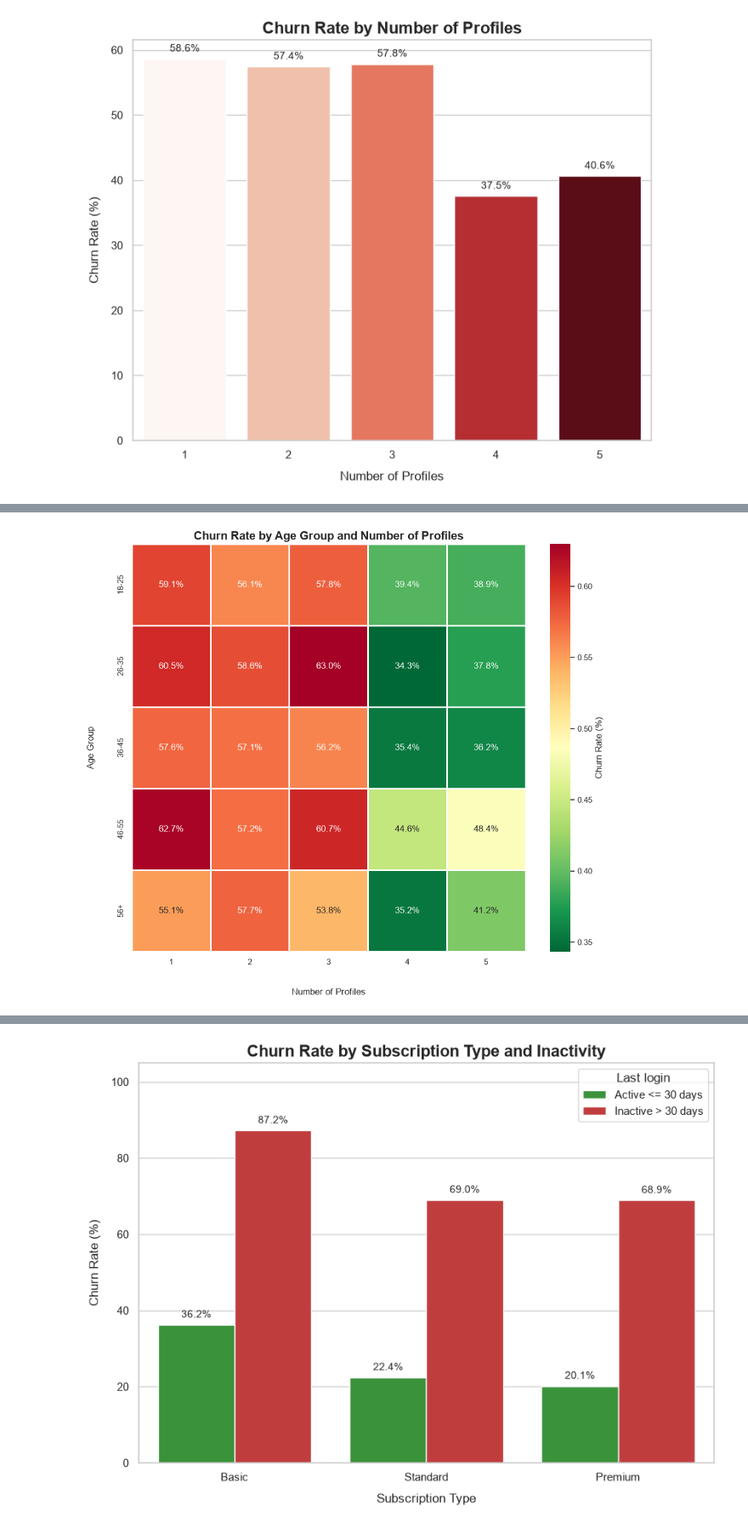
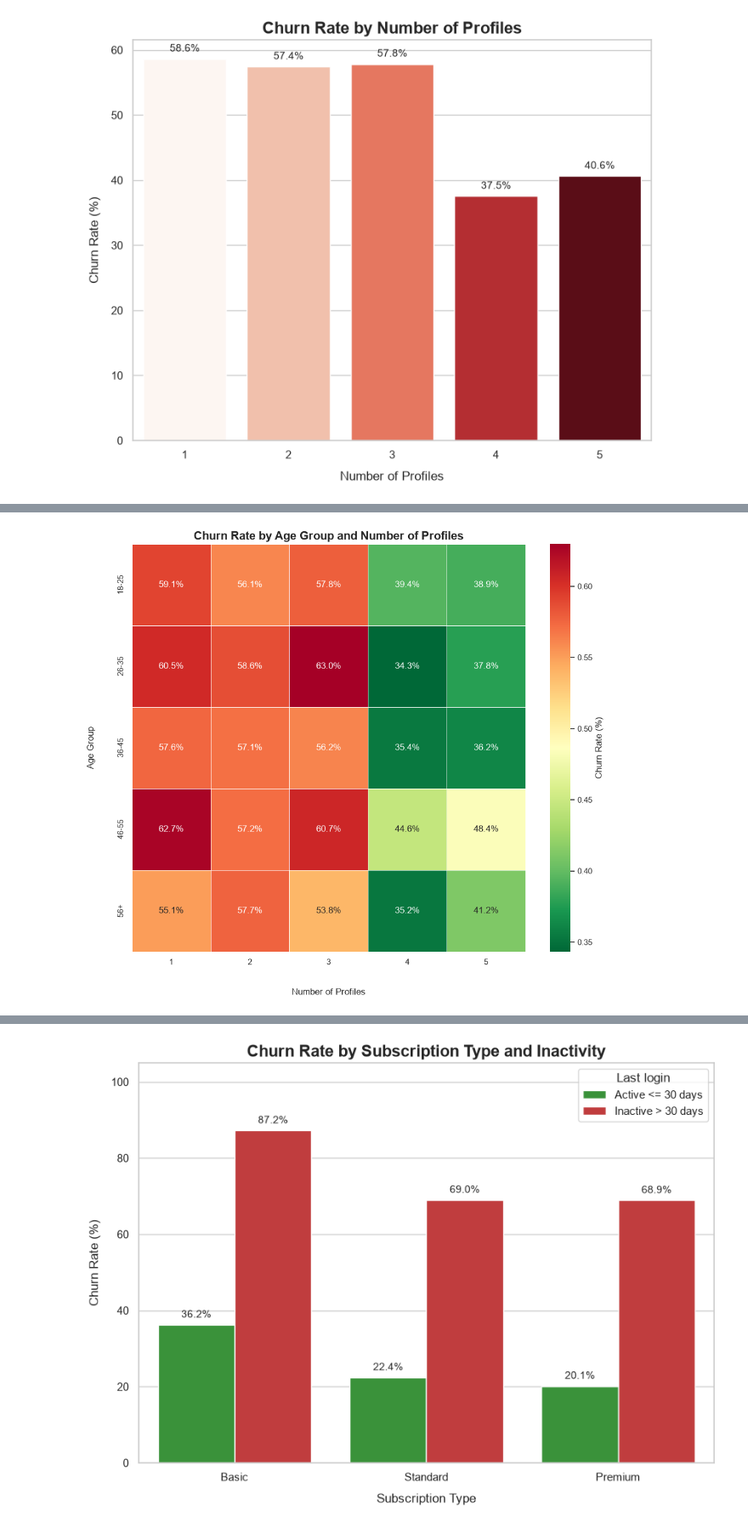
Before and after one commit to bogazc/netflix-customer-churn-analytics, a Jupyter notebook: notebooks/01_eda.ipynb, the cells around one changed output, grey strips where cells are left out. Shown at 85% size. Saved outputs shown, nothing was run; the diff lists cells and outputs as text; code cells hidden in the pictures.

```diff
--- a/notebooks/01_eda.ipynb
+++ b/notebooks/01_eda.ipynb
@@ -667,33 +743,33 @@ pivot = df.pivot_table(
 plt.figure(figsize=(12, 10))
 
 sns.heatmap(
     pivot,
     annot=True,
     fmt='.1%',
+    linewidths=0.5,
     cmap='RdYlGn_r',
-    linewidths=2,
     cbar_kws={'label': 'Churn Rate (%)'}
 )
 
 plt.title('Churn Rate by Age Group and Number of Profiles',
     fontsize=16,
     fontweight='bold'
 )
 
 plt.xlabel('Number of Profiles',
     fontsize=12,
     labelpad=30
 )
 plt.ylabel('Age Group',
     fontsize=12,
     labelpad=30
 )
 
-plt.savefig('../reports/charts/churn_rate_by_age_group_and_number_of_profiles.png',
+plt.savefig('../reports/charts/15_churn_rate_by_age_group_and_number_of_profiles.png',
     dpi=300,
     bbox_inches='tight'
 )
 
 plt.show()
 # %% [output]
-[figure, old version]
+[figure, new version]
```
Also changed, not shown: parts of 45 cells of this notebook, 22 other files.
